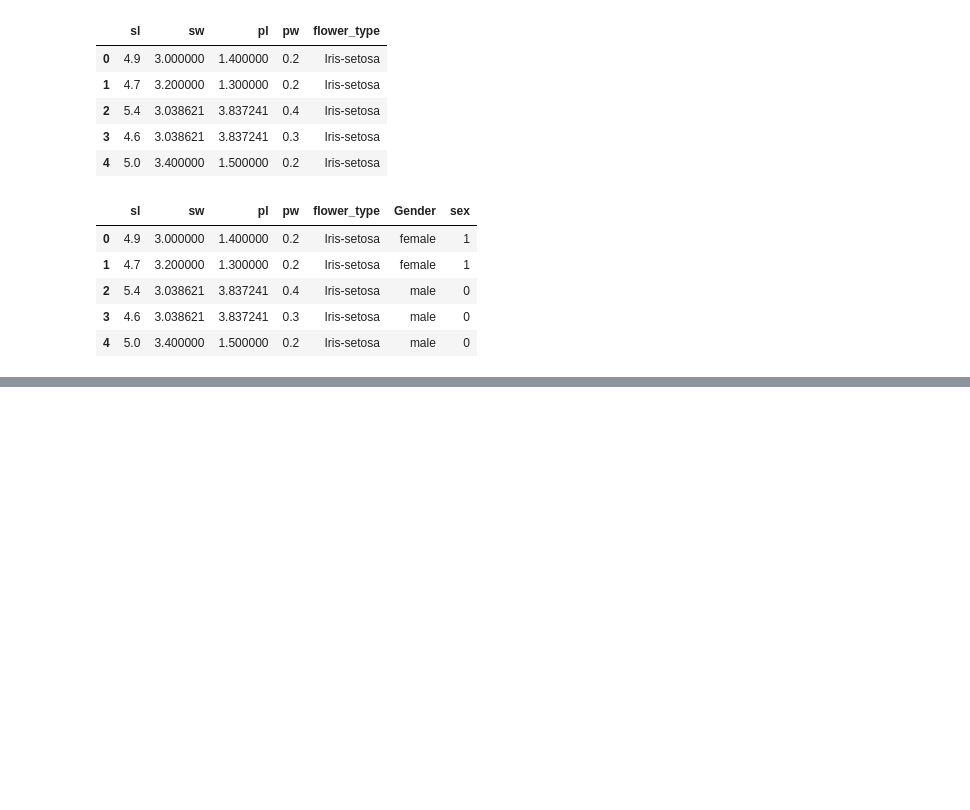
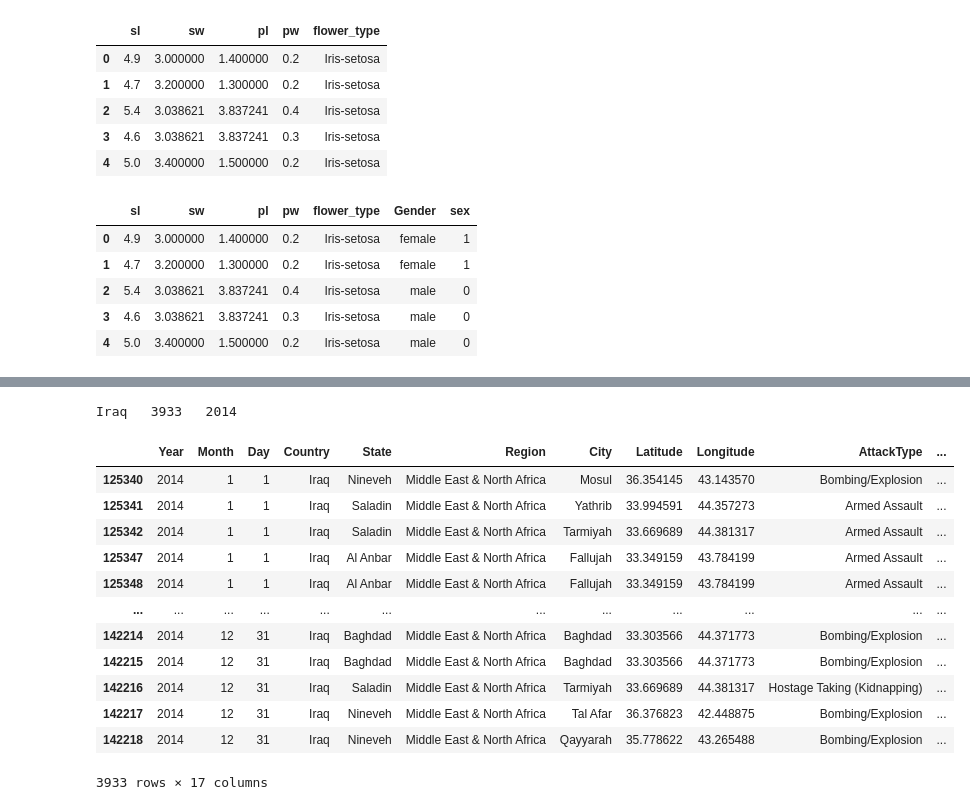
Before and after one commit to naaam-h-siddhu/data-science-and-machine-learning, a Jupyter notebook: lec12_pandas.ipynb, the cells around one changed output, grey strips where cells are left out. Drawn from its saved outputs; the diff is of its cells as text; code cells hidden in the pictures; blank space fills up the shorter version.

```diff
--- a/lec12_pandas.ipynb
+++ b/lec12_pandas.ipynb
@@ -447,0 +483,34 @@ df.head()
+# %%
+import pandas as pd
+data = pd.read_csv('resource/terrorismData.csv')
+maxi = data.Killed.idxmax()
+data1 = data[data.Country == data.iloc[maxi].Country]
+d = {}
+for i in data1.Year:
+    d[i] = d.get(i,0) +1
+Keymax = max(zip(d.values(), d.keys()))[1]
+
+print(data.iloc[maxi].Country," ",d.get(Keymax)," ",Keymax)
+# %% [output]
+Iraq   3933   2014
+# %%
+import pandas as pd
+data = pd.read_csv('resource/terrorismData.csv')
+maxi = data.Killed.idxmax()
+data1 = data[data.Country == data.iloc[maxi].Country]
+d = data1[data.Year == 2014]
+d
+# %% [output]
+|  | Year | Month | Day | Country | State | Region | City | Latitude | Longitude | AttackType | ... |
+| 125340 | 2014 | 1 | 1 | Iraq | Nineveh | Middle East & North Africa | Mosul | 36.354145 | 43.143570 | Bombing/Explosion | ... |
+| 125341 | 2014 | 1 | 1 | Iraq | Saladin | Middle East & North Africa | Yathrib | 33.994591 | 44.357273 | Armed Assault | ... |
+| 125342 | 2014 | 1 | 1 | Iraq | Saladin | Middle East & North Africa | Tarmiyah | 33.669689 | 44.381317 | Armed Assault | ... |
+| 125347 | 2014 | 1 | 1 | Iraq | Al Anbar | Middle East & North Africa | Fallujah | 33.349159 | 43.784199 | Armed Assault | ... |
+| 125348 | 2014 | 1 | 1 | Iraq | Al Anbar | Middle East & North Africa | Fallujah | 33.349159 | 43.784199 | Armed Assault | ... |
+| ... | ... | ... | ... | ... | ... | ... | ... | ... | ... | ... | ... |
+| 142214 | 2014 | 12 | 31 | Iraq | Baghdad | Middle East & North Africa | Baghdad | 33.303566 | 44.371773 | Bombing/Explosion | ... |
+| 142215 | 2014 | 12 | 31 | Iraq | Baghdad | Middle East & North Africa | Baghdad | 33.303566 | 44.371773 | Bombing/Explosion | ... |
+| 142216 | 2014 | 12 | 31 | Iraq | Saladin | Middle East & North Africa | Tarmiyah | 33.669689 | 44.381317 | Hostage Taking (Kidnapping) | ... |
+| 142217 | 2014 | 12 | 31 | Iraq | Nineveh | Middle East & North Africa | Tal Afar | 36.376823 | 42.448875 | Bombing/Explosion | ... |
+| 142218 | 2014 | 12 | 31 | Iraq | Nineveh | Middle East & North Africa | Qayyarah | 35.778622 | 43.265488 | Bombing/Explosion | ... |
+3933 rows × 17 columns
```
Also changed, not shown: parts of 2 cells of this notebook, 4 other files.
